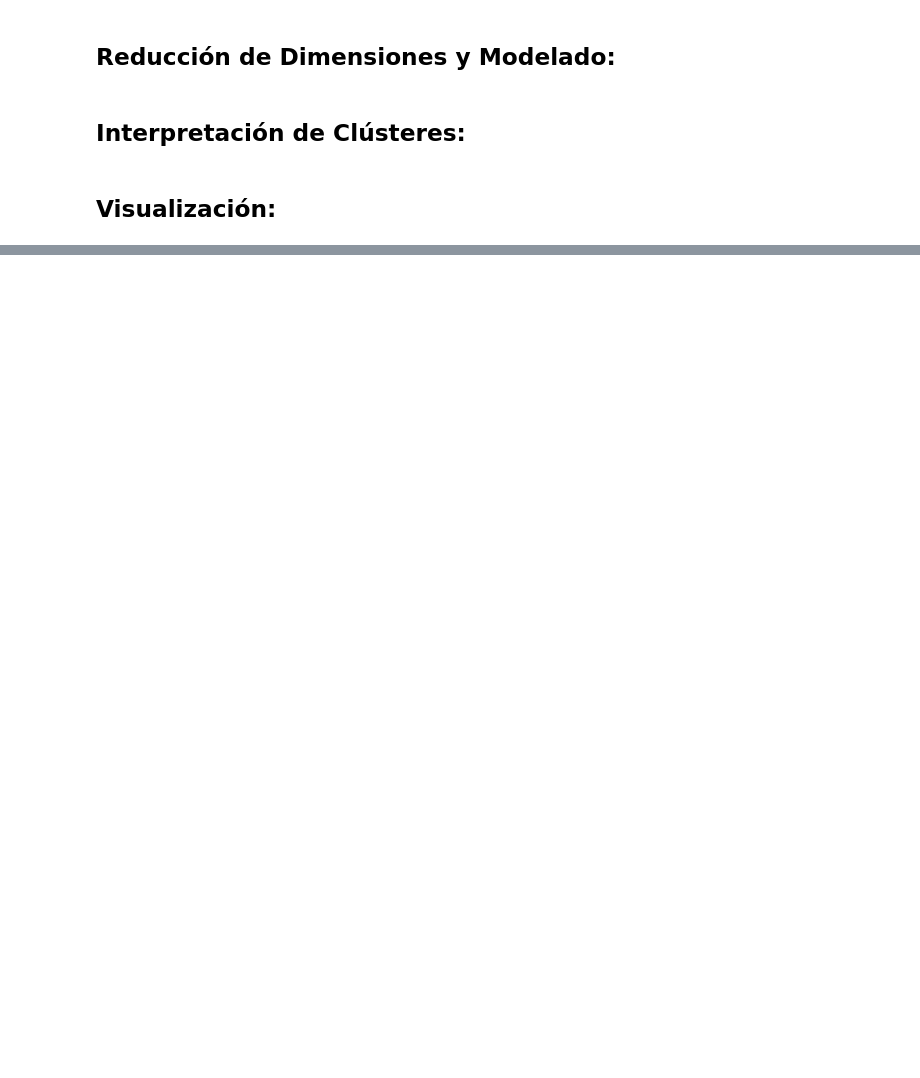
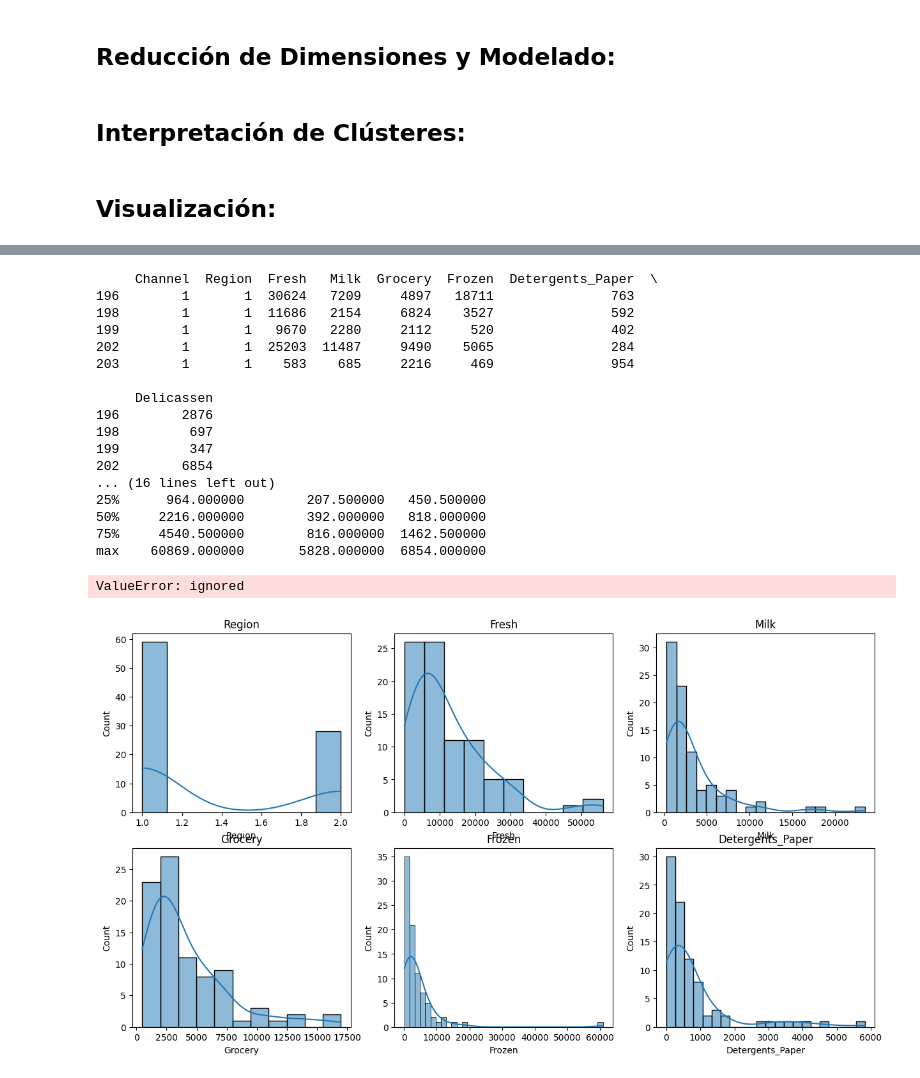
Before and after one commit to Tatoloops/PublicRepository, a Jupyter notebook: Python/Notebooks/Solemne_III.ipynb, the cells around one changed output, grey strips where cells are left out. Saved outputs shown, nothing was run; the diff lists cells and outputs as text; code cells hidden in the pictures; blank space fills up the shorter version.

```diff
--- a/Python/Notebooks/Solemne_III.ipynb
+++ b/Python/Notebooks/Solemne_III.ipynb
@@ -112,0 +187,68 @@ data_comparison(dataFrame, year0, year1, ['Peru', 'Argentina', 'Chile'], 'unempl
+# %%
+# Cargar el DataFrame
+# Supongamos que tu DataFrame se llama 'df'
+# df = pd.read_csv('nombre_del_archivo.csv')
+
+# Visualizar las primeras filas del DataFrame
+print(dataFrame.head())
+
+# Estadísticas descriptivas
+print(dataFrame.describe())
+
+# Visualizaciones Univariables
+plt.figure(figsize=(15, 8))
+
+# Histogramas para cada categoría de productos
+for column in dataFrame.columns[1:]:
+    plt.subplot(2, 3, dataFrame.columns.get_loc(column))
+    sns.histplot(dataFrame[column], kde=True)
+    plt.title(column)
+
+plt.tight_layout()
+plt.show()
+
+# Boxplots para identificar valores atípicos
+plt.figure(figsize=(15, 8))
+sns.boxplot(data=dataFrame.iloc[:, 1:])
+plt.title('Boxplots para cada categoría de productos')
+plt.show()
+
+# Matriz de correlación
+correlation_matrix = dataFrame.iloc[:, 1:].corr()
+plt.figure(figsize=(10, 8))
+sns.heatmap(correlation_matrix, annot=True, cmap='coolwarm', fmt=".2f")
+plt.title('Matriz de Correlación')
+plt.show()
+
+# Scatter Plots
+plt.figure(figsize=(15, 8))
+
+for i, column1 in enumerate(dataFrame.columns[2:]):
+    for j, column2 in enumerate(dataFrame.columns[2:]):
+        if i < j:
+            plt.subplot(3, 3, i * 3 + j - 1)
+            sns.scatterplot(x=column1, y=column2, data=dataFrame, hue='Region')
+            plt.title(f'{column1} vs {column2}')
+
+plt.tight_layout()
+plt.show()
+# %% [output]
+     Channel  Region  Fresh   Milk  Grocery  Frozen  Detergents_Paper  \
+196        1       1  30624   7209     4897   18711               763
+198        1       1  11686   2154     6824    3527               592
+199        1       1   9670   2280     2112     520               402
+202        1       1  25203  11487     9490    5065               284
+203        1       1    583    685     2216     469               954
+
+     Delicassen
+196        2876
+198         697
+199         347
+202        6854
+... (16 lines left out)
+25%      964.000000        207.500000   450.500000
+50%     2216.000000        392.000000   818.000000
+75%     4540.500000        816.000000  1462.500000
+max    60869.000000       5828.000000  6854.000000
+ValueError: ignored
+[figure, added]
```
Also changed, not shown: parts of 12 cells of this notebook.
